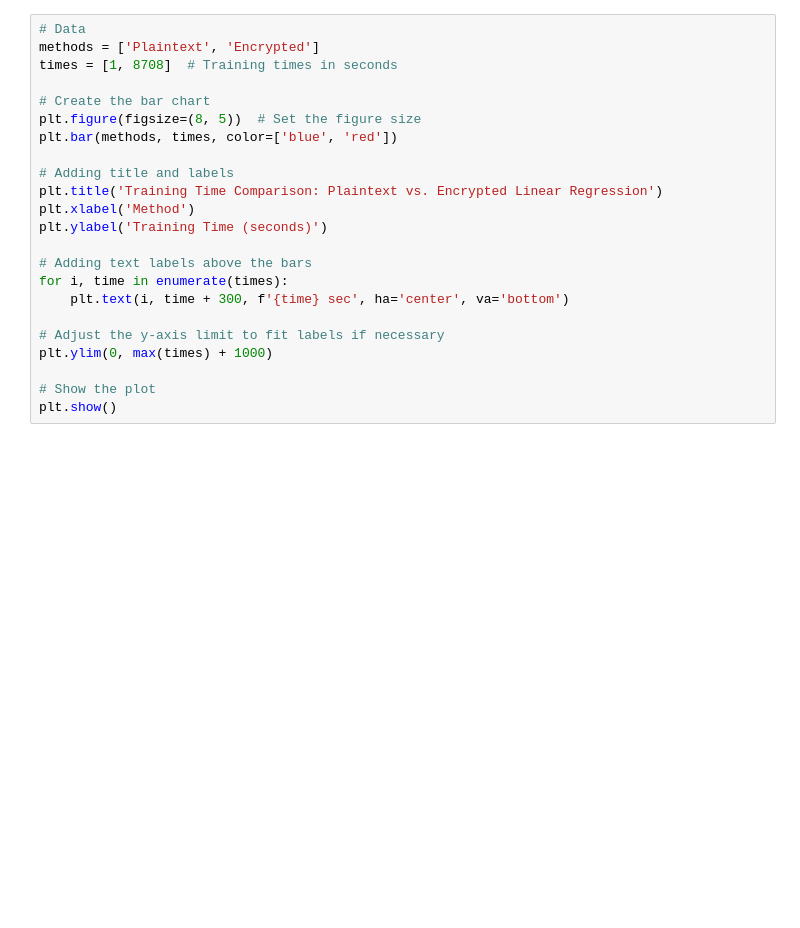
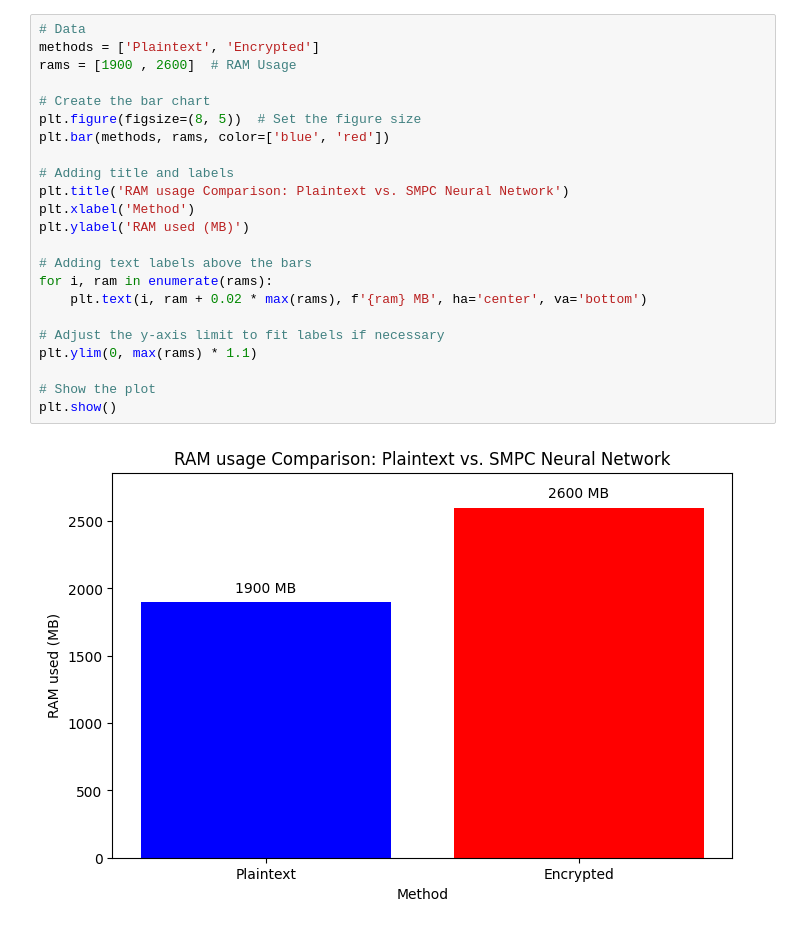
Before and after one commit to huslar58/LR_tenseal, a Jupyter notebook: visualisation.ipynb, the cells around one changed output. Cells and saved outputs as stored; diff of their text form; blank space fills up the shorter version.

```diff
--- a/visualisation.ipynb
+++ b/visualisation.ipynb
@@ -3,26 +35,28 @@ import matplotlib.pyplot as plt
 # %%
 # Data
 methods = ['Plaintext', 'Encrypted']
-times = [1, 8708]  # Training times in seconds
+rams = [1900 , 2600]  # RAM Usage
 
 # Create the bar chart
 plt.figure(figsize=(8, 5))  # Set the figure size
-plt.bar(methods, times, color=['blue', 'red'])
+plt.bar(methods, rams, color=['blue', 'red'])
 
 # Adding title and labels
-plt.title('Training Time Comparison: Plaintext vs. Encrypted Linear Regression')
+plt.title('RAM usage Comparison: Plaintext vs. SMPC Neural Network')
 plt.xlabel('Method')
-plt.ylabel('Training Time (seconds)')
+plt.ylabel('RAM used (MB)')
 
 # Adding text labels above the bars
-for i, time in enumerate(times):
-    plt.text(i, time + 300, f'{time} sec', ha='center', va='bottom')
+for i, ram in enumerate(rams):
+    plt.text(i, ram + 0.02 * max(rams), f'{ram} MB', ha='center', va='bottom')
 
 # Adjust the y-axis limit to fit labels if necessary
-plt.ylim(0, max(times) + 1000)
+plt.ylim(0, max(rams) * 1.1)
 
 # Show the plot
 plt.show()
+# %% [output]
+[figure, added]
 # %%
 # Data
 methods = ['Plaintext', 'Encrypted']
```
Also changed, not shown: parts of 12 cells of this notebook, 2 other files.
